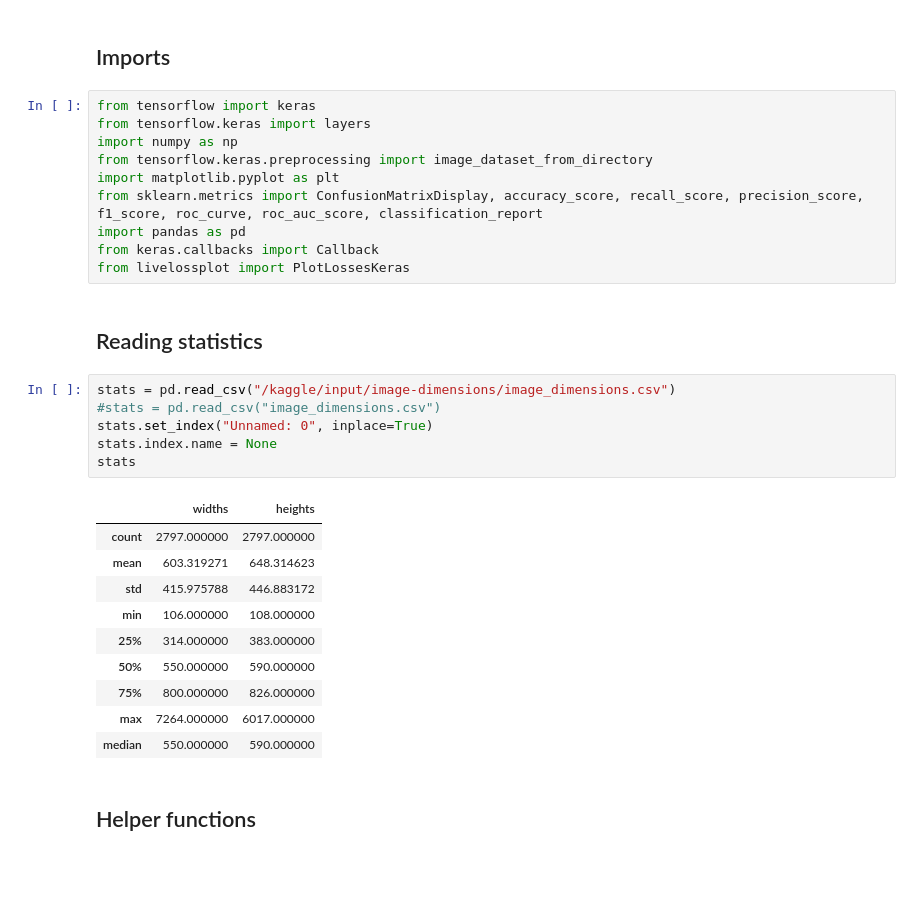
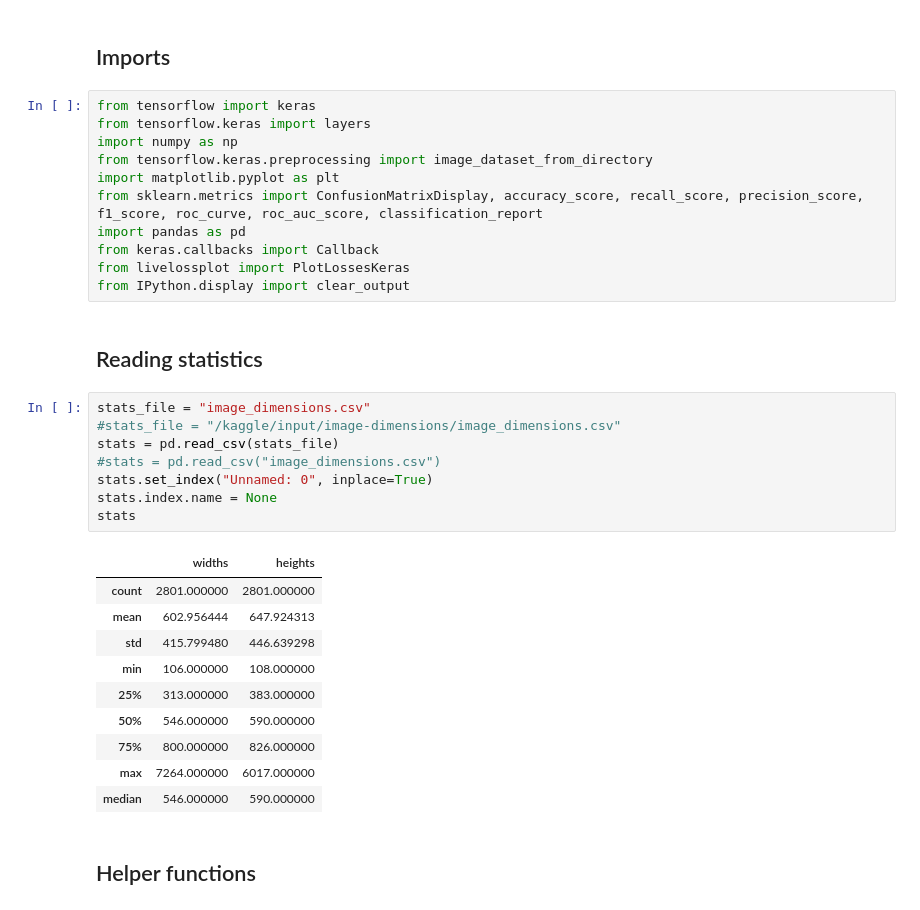
Before and after one commit to Tim-Mortier/Schilderijen-Classificatie, a Jupyter notebook: 4_Data_Sampling_Reshaping.ipynb, the cells around one changed output. Drawn from its saved outputs; the diff is of its cells as text; blank space fills up the shorter version.

```diff
--- a/4_Data_Sampling_Reshaping.ipynb
+++ b/4_Data_Sampling_Reshaping.ipynb
@@ -12,25 +12,28 @@ from sklearn.metrics import ConfusionMatrixDisplay, accuracy_score, recall_score
 import pandas as pd
 from keras.callbacks import Callback
 from livelossplot import PlotLossesKeras
+from IPython.display import clear_output
 # %% [markdown]
 ## Reading statistics
 # %%
-stats = pd.read_csv("/kaggle/input/image-dimensions/image_dimensions.csv")
+stats_file = "image_dimensions.csv"
+#stats_file = "/kaggle/input/image-dimensions/image_dimensions.csv"
+stats = pd.read_csv(stats_file)
 #stats = pd.read_csv("image_dimensions.csv")
 stats.set_index("Unnamed: 0", inplace=True)
 stats.index.name = None
 stats
 # %% [output]
 |  | widths | heights |
-| count | 2797.000000 | 2797.000000 |
-| mean | 603.319271 | 648.314623 |
-| std | 415.975788 | 446.883172 |
+| count | 2801.000000 | 2801.000000 |
+| mean | 602.956444 | 647.924313 |
+| std | 415.799480 | 446.639298 |
 | min | 106.000000 | 108.000000 |
-| 25% | 314.000000 | 383.000000 |
-| 50% | 550.000000 | 590.000000 |
+| 25% | 313.000000 | 383.000000 |
+| 50% | 546.000000 | 590.000000 |
 | 75% | 800.000000 | 826.000000 |
 | max | 7264.000000 | 6017.000000 |
-| median | 550.000000 | 590.000000 |
+| median | 546.000000 | 590.000000 |
 # %% [markdown]
 ## Helper functions
 # %%
```
Also changed, not shown: parts of 46 cells of this notebook, 2 other files.
